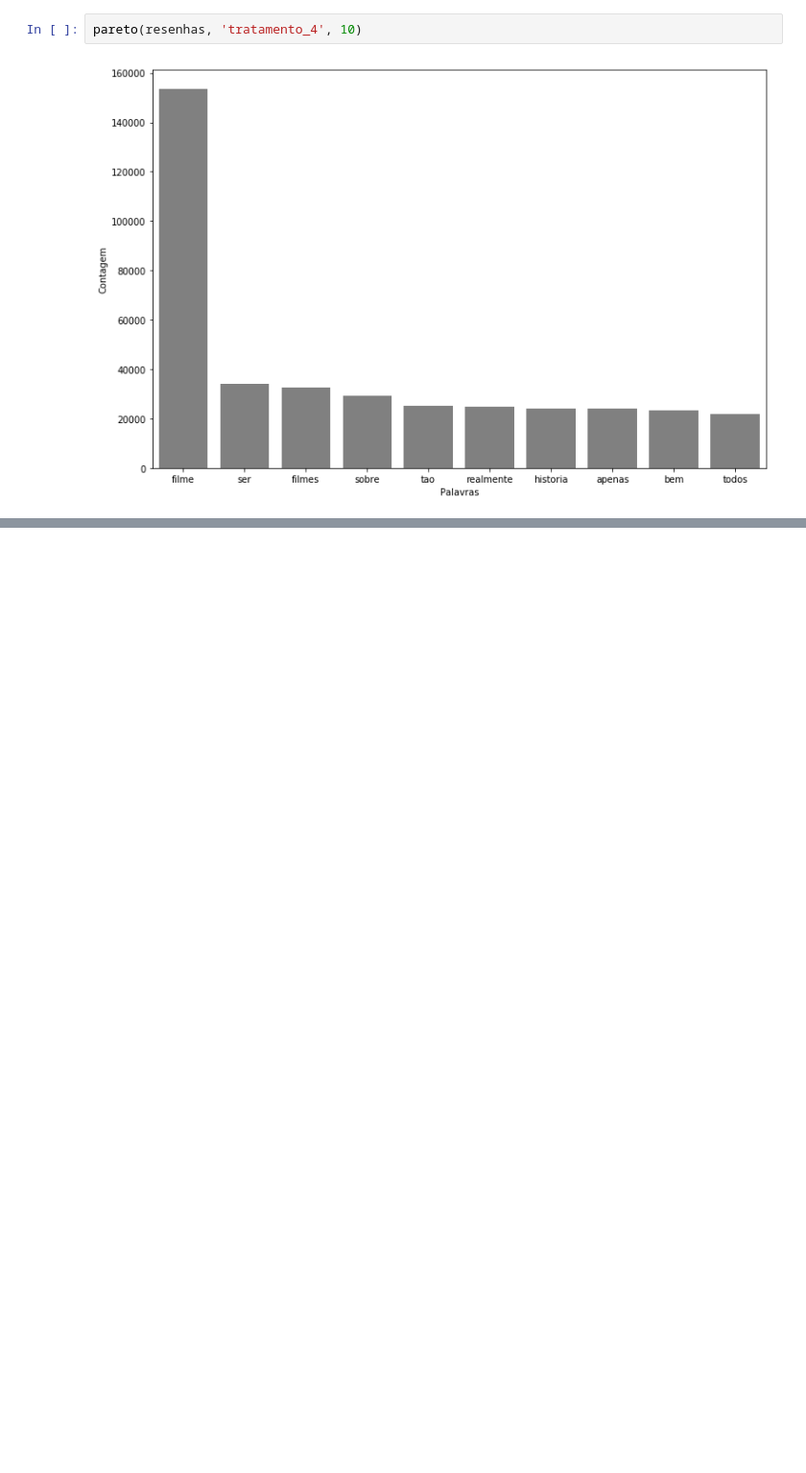
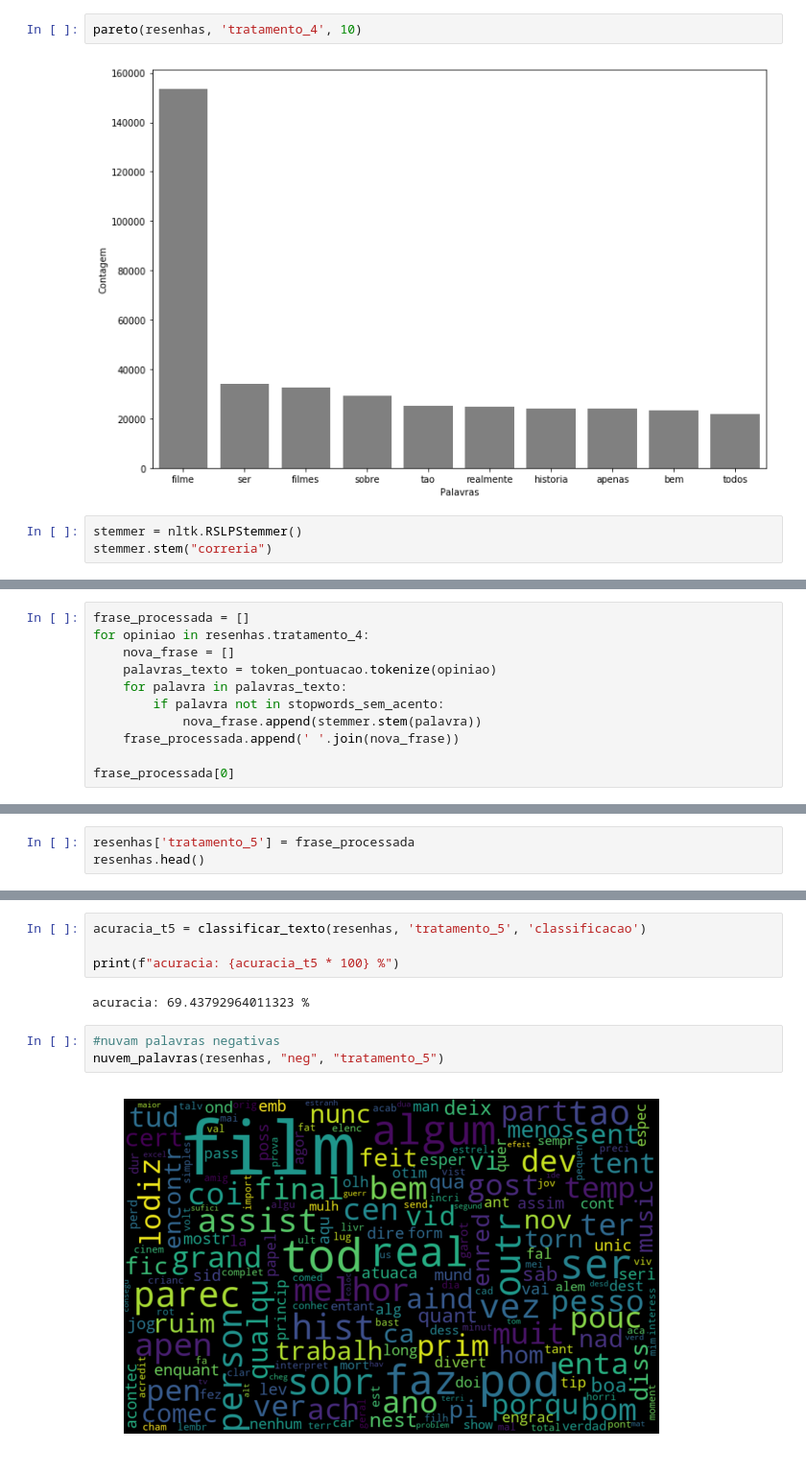
Before and after one commit to lsandrade/alura-ml, a Jupyter notebook: NLP.ipynb, the cells around one changed output, grey strips where cells are left out. Shown at 96% size. Cells and saved outputs as stored; diff of their text form; blank space fills up the shorter version.

Commit message:
Aplicando stemmer para separar radicais das palavras

```diff
--- a/NLP.ipynb
+++ b/NLP.ipynb
@@ -526,3 +531,6 @@ nuvem_palavras(resenhas, "pos", "tratamento_4")
 pareto(resenhas, 'tratamento_4', 10)
 # %% [output]
 [figure]
+# %%
+stemmer = nltk.RSLPStemmer()
+stemmer.stem("correria")
@@ -528,0 +539,11 @@ pareto(resenhas, 'tratamento_4', 10)
+# %%
+frase_processada = []
+for opiniao in resenhas.tratamento_4:
+    nova_frase = []
+    palavras_texto = token_pontuacao.tokenize(opiniao)
+    for palavra in palavras_texto:
+        if palavra not in stopwords_sem_acento:
+            nova_frase.append(stemmer.stem(palavra))
+    frase_processada.append(' '.join(nova_frase))
+
+frase_processada[0]
@@ -528,0 +552,3 @@ pareto(resenhas, 'tratamento_4', 10)
+# %%
+resenhas['tratamento_5'] = frase_processada
+resenhas.head()
@@ -528,0 +562,11 @@ pareto(resenhas, 'tratamento_4', 10)
+# %%
+acuracia_t5 = classificar_texto(resenhas, 'tratamento_5', 'classificacao')
+
+print(f"acuracia: {acuracia_t5 * 100} %")
+# %% [output]
+acuracia: 69.43792964011323 %
+# %%
+#nuvam palavras negativas
+nuvem_palavras(resenhas, "neg", "tratamento_5")
+# %% [output]
+[figure, added]
```
Also changed, not shown: parts of 6 cells of this notebook.
